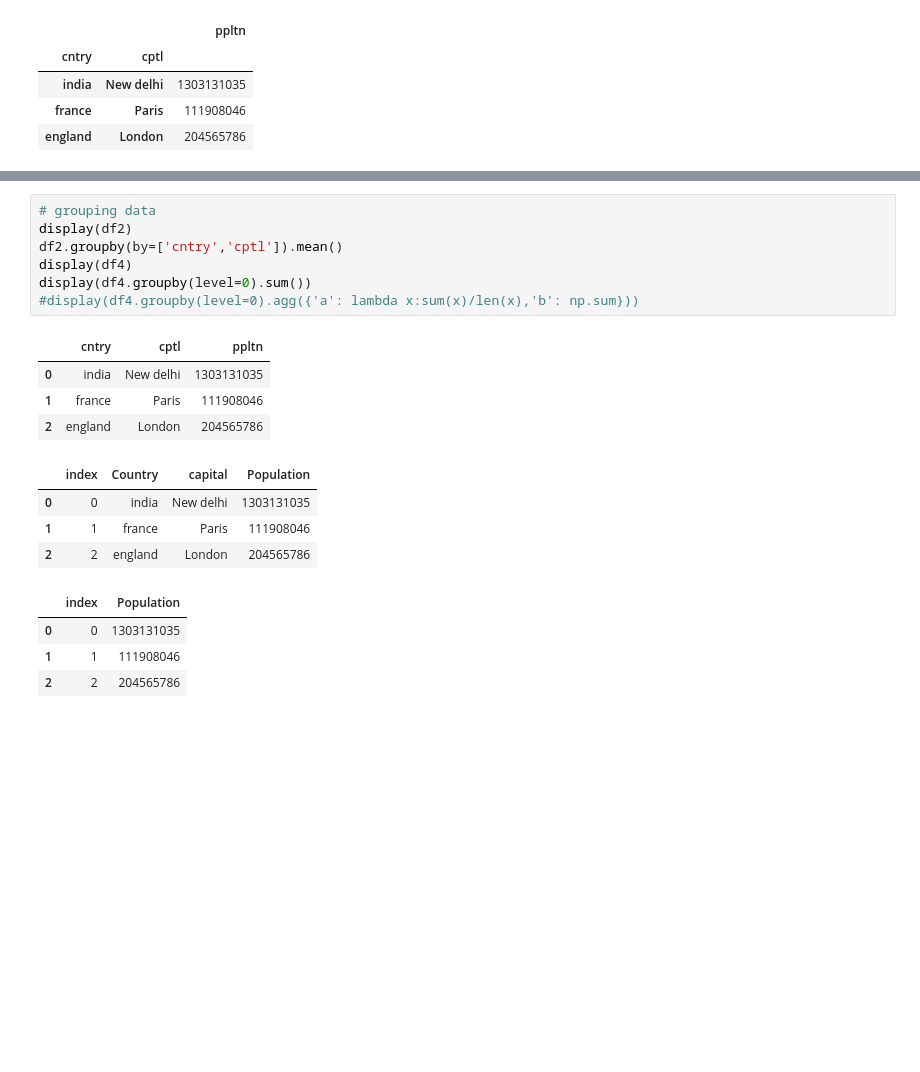
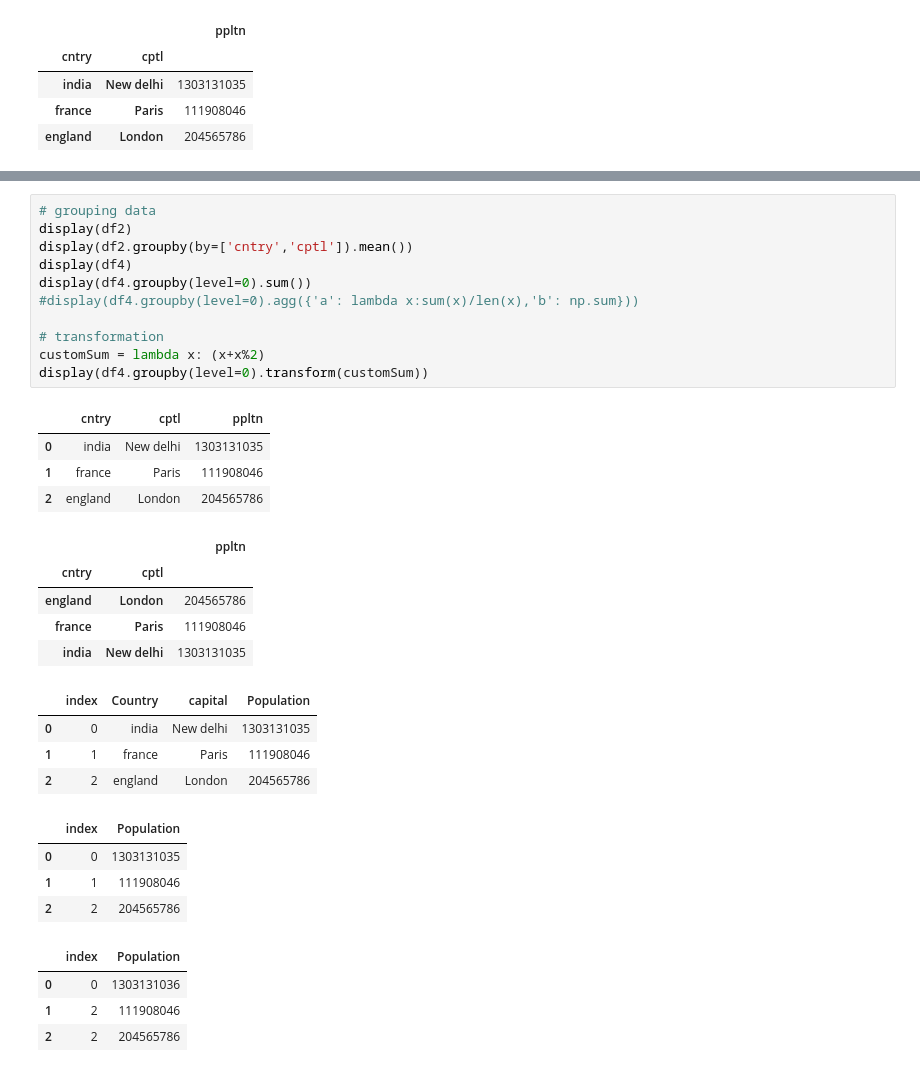
Before and after one commit to sanket-k/machine_learning_basics, a Jupyter notebook: pandas/pandas-1.ipynb, the cells around one changed output, grey strips where cells are left out. Saved outputs shown, nothing was run; the diff lists cells and outputs as text; blank space fills up the shorter version.

```diff
--- a/pandas/pandas-1.ipynb
+++ b/pandas/pandas-1.ipynb
@@ -544,20 +550,33 @@ df2.drop_duplicates('cntry',keep='last')
 # %%
 # grouping data
 display(df2)
-df2.groupby(by=['cntry','cptl']).mean()
+display(df2.groupby(by=['cntry','cptl']).mean())
 display(df4)
 display(df4.groupby(level=0).sum())
 #display(df4.groupby(level=0).agg({'a': lambda x:sum(x)/len(x),'b': np.sum}))
+
+# transformation
+customSum = lambda x: (x+x%2)
+display(df4.groupby(level=0).transform(customSum))
 # %% [output]
 |  | cntry | cptl | ppltn |
 | 0 | india | New delhi | 1303131035 |
 | 1 | france | Paris | 111908046 |
 | 2 | england | London | 204565786 |
-|  | index | Country | capital | Population |
-| 0 | 0 | india | New delhi | 1303131035 |
-| 1 | 1 | france | Paris | 111908046 |
-| 2 | 2 | england | London | 204565786 |
+|  |  | ppltn |
+| cntry | cptl |  |
+| england | London | 204565786 |
+| france | Paris | 111908046 |
+| india | New delhi | 1303131035 |
-|  | index | Population |
-| 0 | 0 | 1303131035 |
-| 1 | 1 | 111908046 |
-| 2 | 2 | 204565786 |
+|  | index | Country | capital | Population |
+| 0 | 0 | india | New delhi | 1303131035 |
+| 1 | 1 | france | Paris | 111908046 |
+| 2 | 2 | england | London | 204565786 |
+|  | index | Population |
+| 0 | 0 | 1303131035 |
+| 1 | 1 | 111908046 |
+| 2 | 2 | 204565786 |
+|  | index | Population |
+| 0 | 0 | 1303131036 |
+| 1 | 2 | 111908046 |
+| 2 | 2 | 204565786 |
```
Also changed, not shown: parts of 6 cells of this notebook.
